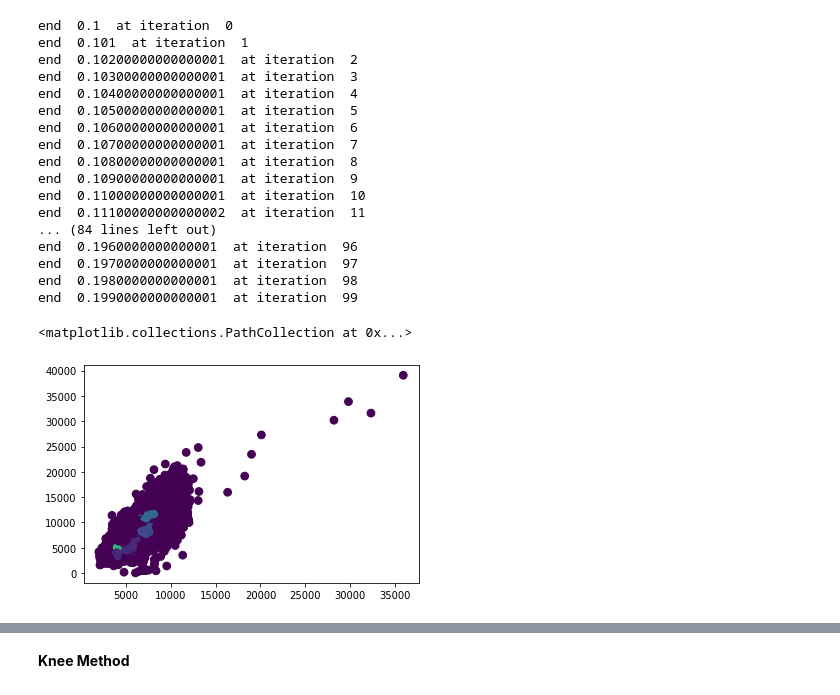
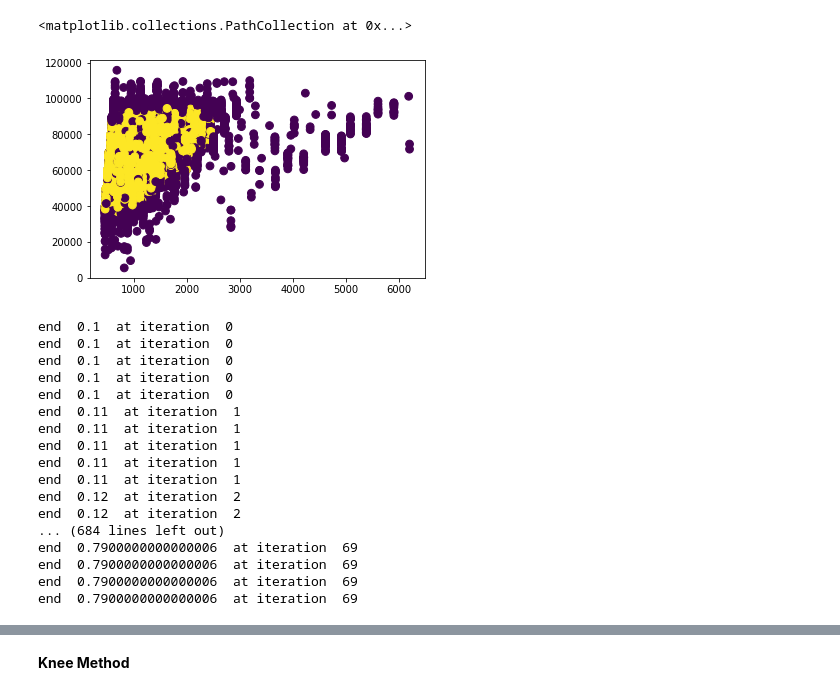
Before and after one commit to andybbruno/DataMining, a Jupyter notebook: lore_backup_colab/DBScan.ipynb, the cells around one changed output, grey strips where cells are left out. Cells and saved outputs as stored; diff of their text form; code cells hidden in the pictures.

```diff
--- a/lore_backup_colab/DBScan.ipynb
+++ b/lore_backup_colab/DBScan.ipynb
@@ -129,42 +120,47 @@ fig.update_layout(margin=dict(l=0, r=0, b=0, t=0),
 fig.show()
 # %% [output]
 [interactive output not drawn]
+# %%
+plt.scatter(to_plot['WarrantyCost'], to_plot['VehOdo'],
+            c=res.labels_, s=60)
+# %% [output]
+<matplotlib.collections.PathCollection at 0x...>
+[figure, added]
 # %%
 results = {}
 
-appl = [scaled_df[0]]
+appl = [scaled_df[0], scaled_df[1]]
 
 for i, e in enumerate(appl):
   results[str(i)] = []
 
 for i, df in enumerate(appl):
-  for j, ms in enumerate(epsilon):
-    results[str(i)].append(DBSCAN(eps=epsilon[j], min_samples=50).fit(df))
-    print("end ", epsilon[j], " at iteration ", j)
+  for j, eps in enumerate(epsilon):
+    for ms in min_samp:
+      results[str(i)].append({
+        'res': DBSCAN(eps=eps, min_samples=ms).fit(df),
+        'ms': ms,
+        'eps': eps
+      })
+      print("end ", eps, " at iteration ", j)
 # %% [output]
 end  0.1  at iteration  0
-end  0.101  at iteration  1
-end  0.10200000000000001  at iteration  2
-end  0.10300000000000001  at iteration  3
-end  0.10400000000000001  at iteration  4
-end  0.10500000000000001  at iteration  5
-end  0.10600000000000001  at iteration  6
-end  0.10700000000000001  at iteration  7
-end  0.10800000000000001  at iteration  8
-end  0.10900000000000001  at iteration  9
-end  0.11000000000000001  at iteration  10
-end  0.11100000000000002  at iteration  11
-... (84 lines left out)
-end  0.1960000000000001  at iteration  96
-end  0.1970000000000001  at iteration  97
-end  0.1980000000000001  at iteration  98
-end  0.1990000000000001  at iteration  99
+end  0.1  at iteration  0
+end  0.1  at iteration  0
+end  0.1  at iteration  0
+end  0.1  at iteration  0
+end  0.11  at iteration  1
+end  0.11  at iteration  1
+end  0.11  at iteration  1
+end  0.11  at iteration  1
+end  0.11  at iteration  1
+end  0.12  at iteration  2
+end  0.12  at iteration  2
+... (684 lines left out)
+end  0.7900000000000006  at iteration  69
+end  0.7900000000000006  at iteration  69
+end  0.7900000000000006  at iteration  69
+end  0.7900000000000006  at iteration  69
-# %%
-plt.scatter(to_db_scan[0]['VehBCost'], to_db_scan[0]['ARAP'],
-            c=results['0'][0].labels_, s=60)
-# %% [output]
-<matplotlib.collections.PathCollection at 0x...>
-[figure, removed]
 # %%
 for i, df in enumerate(appl):
   print("data frame ", str(i), ":")
```
Also changed, not shown: parts of 14 cells of this notebook, 1 other file.
